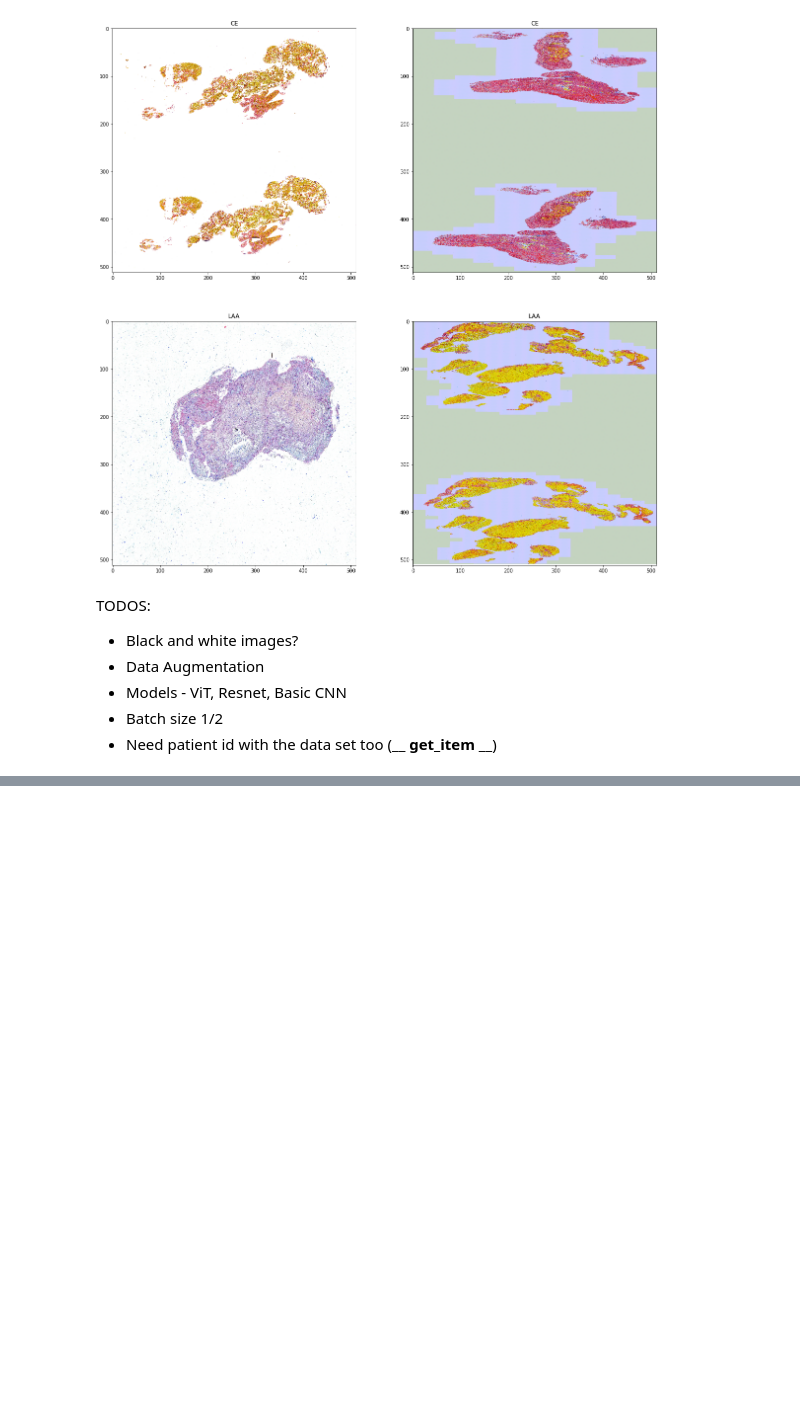
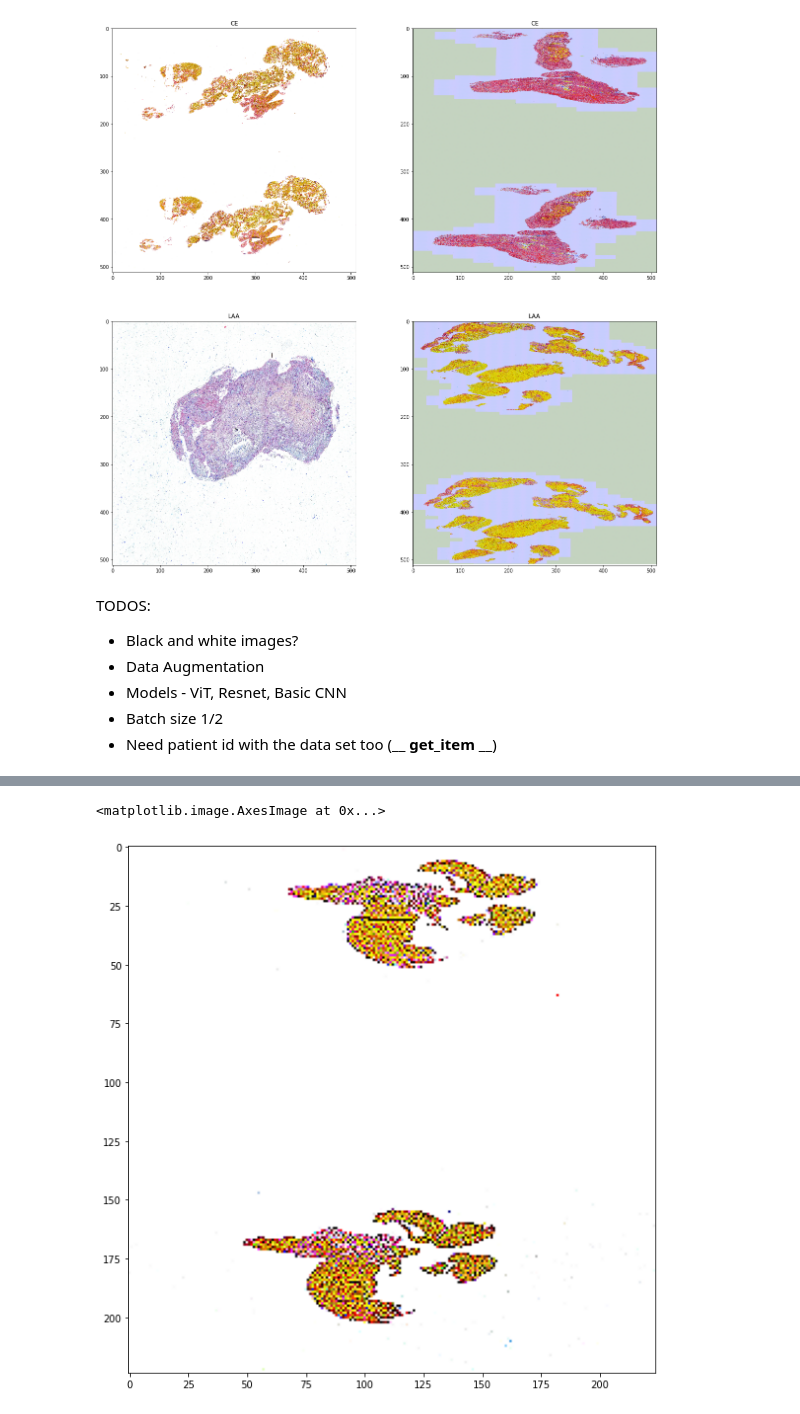
Before and after one commit to pri1311/AI-In-Healthcare, a Jupyter notebook: Mayo Clinic - STRIP AI/eda-preprocessing.ipynb, the cells around one changed output, grey strips where cells are left out. Drawn from its saved outputs; the diff is of its cells as text; code cells hidden in the pictures; blank space fills up the shorter version.

```diff
--- a/Mayo Clinic - STRIP AI/eda-preprocessing.ipynb
+++ b/Mayo Clinic - STRIP AI/eda-preprocessing.ipynb
@@ -150,0 +254,11 @@ ResNet50
+# %%
+kernel = np.array([[0, -1, 0],
+                   [-1, 5,-1],
+                   [0, -1, 0]])
+# %%
+image_sharp = cv2.filter2D(src=np.transpose(image, (1,2,0)), ddepth=-1, kernel=kernel)
+plt.figure(figsize=(10,10))
+plt.imshow(image_sharp)
+# %% [output]
+<matplotlib.image.AxesImage at 0x...>
+[figure, added]
```
Also changed, not shown: parts of 22 cells of this notebook.
